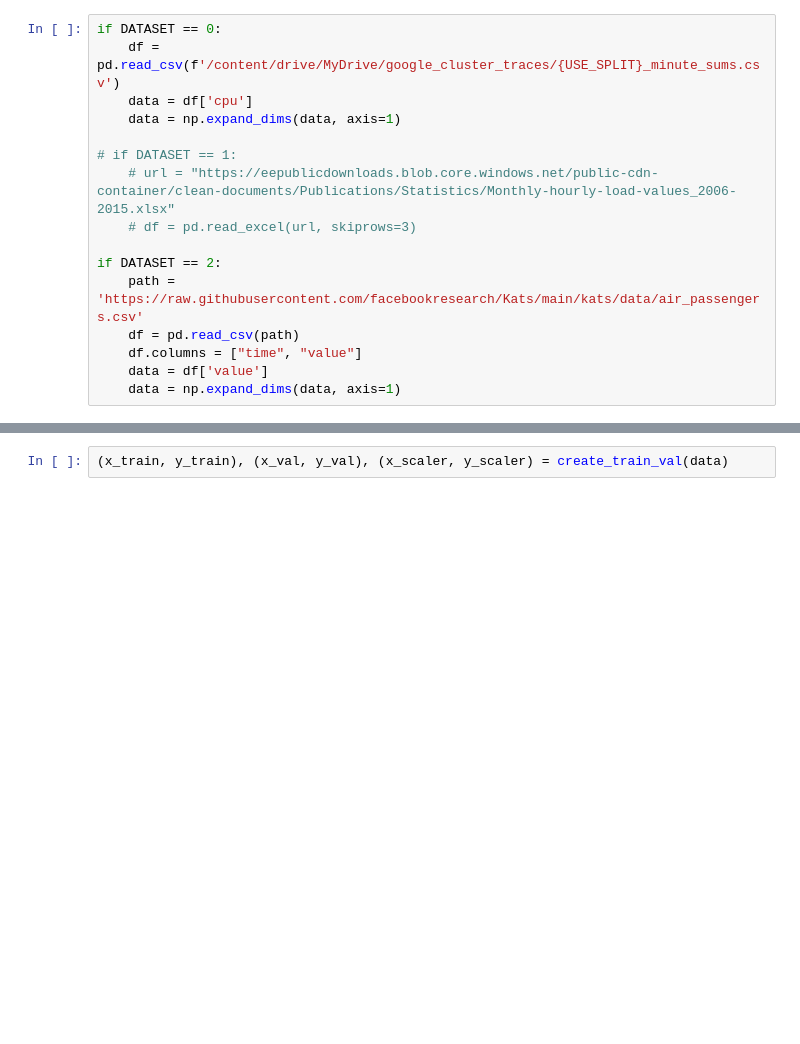
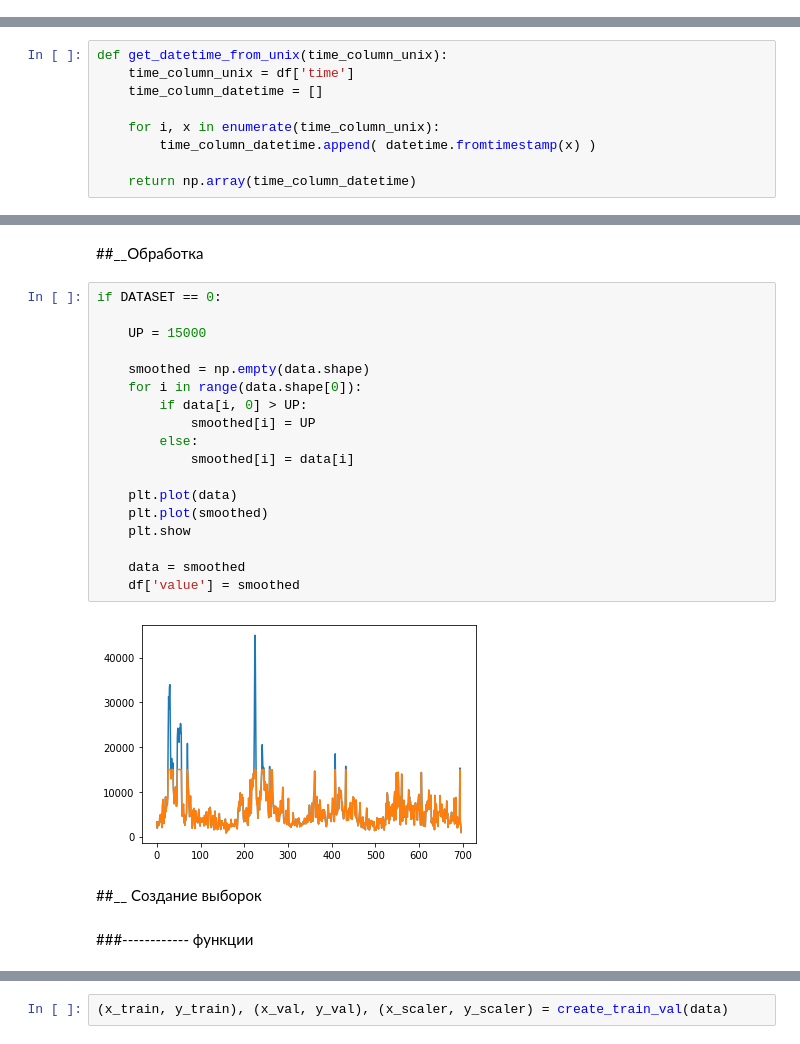
Before and after one commit to Mityal999/Diplom, a Jupyter notebook: Новейший_Прогноз_ВМ.ipynb, the cells around one changed output, grey strips where cells are left out. Drawn from its saved outputs; the diff is of its cells as text; blank space fills up the shorter version.

```diff
--- a/Новейший_Прогноз_ВМ.ipynb
+++ b/Новейший_Прогноз_ВМ.ipynb
@@ -40,16 +57,0 @@ USE_SPLIT = 1
-# %%
-if DATASET == 0:
-    df = pd.read_csv(f'/content/drive/MyDrive/google_cluster_traces/{USE_SPLIT}_minute_sums.csv')
-    data = df['cpu']
-    data = np.expand_dims(data, axis=1)
-
-# if DATASET == 1:
-    # url = "https://eepublicdownloads.blob.core.windows.net/public-cdn-container/clean-documents/Publications/Statistics/Monthly-hourly-load-values_2006-2015.xlsx"
-    # df = pd.read_excel(url, skiprows=3)
-
-if DATASET == 2:
-    path = 'https://raw.githubusercontent.com/facebookresearch/Kats/main/kats/data/air_passengers.csv'
-    df = pd.read_csv(path)
-    df.columns = ["time", "value"]
-    data = df['value']
-    data = np.expand_dims(data, axis=1)
@@ -65,0 +62,9 @@ PRED_CHANNEL = 0
+# %%
+def get_datetime_from_unix(time_column_unix):
+    time_column_unix = df['time']
+    time_column_datetime = []
+
+    for i, x in enumerate(time_column_unix):
+        time_column_datetime.append( datetime.fromtimestamp(x) )
+
+    return np.array(time_column_datetime)
@@ -66,3 +193,29 @@ PRED_CHANNEL = 0
+# %% [markdown]
+##__Обработка
+# %%
+if DATASET == 0:
+
+    UP = 15000
+
+    smoothed = np.empty(data.shape)
+    for i in range(data.shape[0]):
+        if data[i, 0] > UP:
+            smoothed[i] = UP
+        else:
+            smoothed[i] = data[i]
+
+    plt.plot(data)
+    plt.plot(smoothed)
+    plt.show
+
+    data = smoothed
+    df['value'] = smoothed
+# %% [output]
+[figure, added]
+# %% [markdown]
+##__ Создание выборок
+# %% [markdown]
+###------------ функции
 # %%
 def create_train_val(data):
 
```
Also changed, not shown: parts of 108 cells of this notebook.
